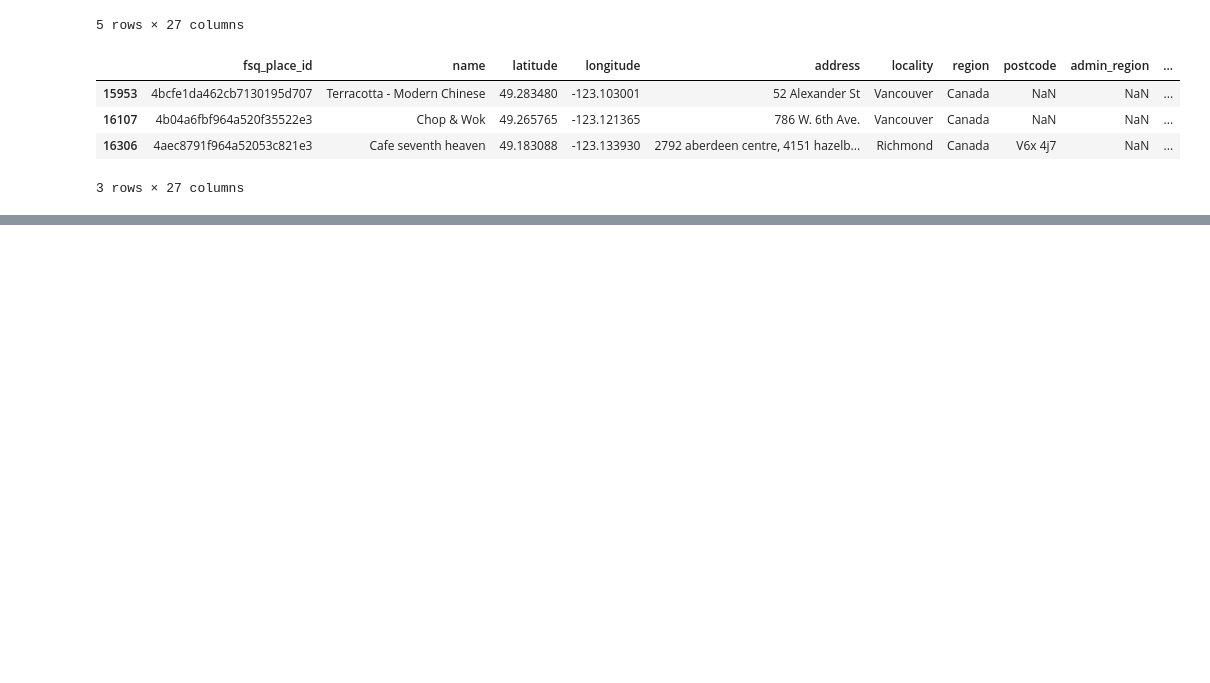
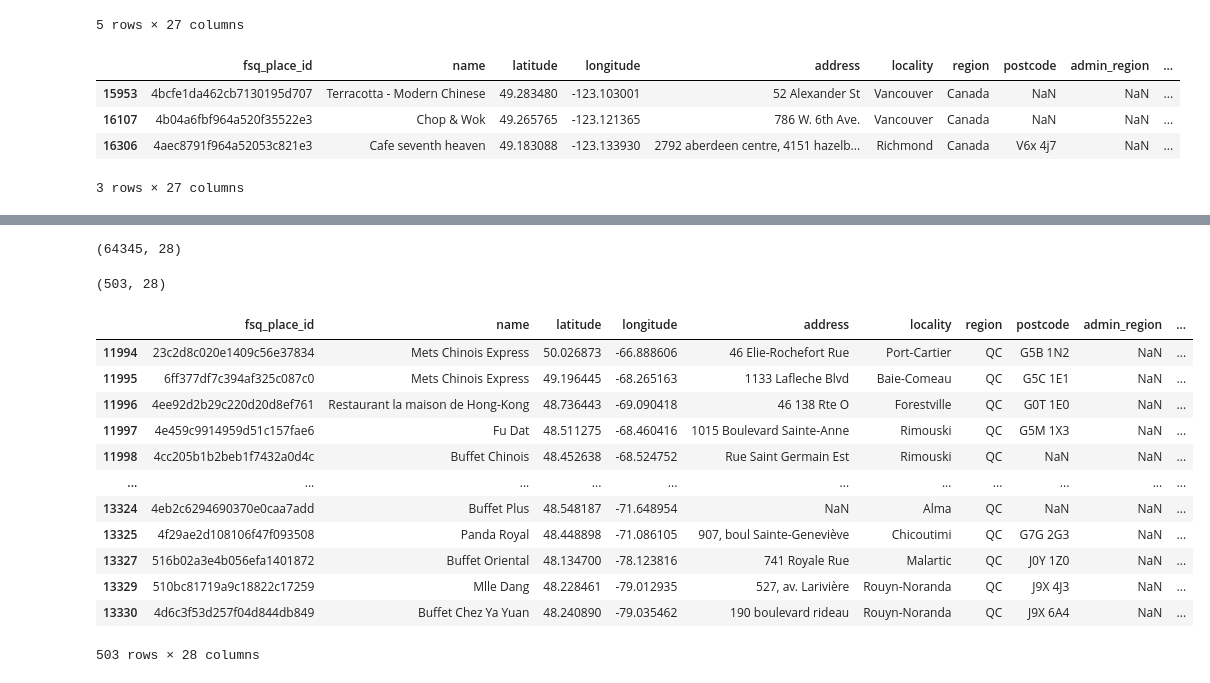
Before and after one commit to jfung53/chinese-restaurants, a Jupyter notebook: fsq_openplaces.ipynb, the cells around one changed output, grey strips where cells are left out. Saved outputs shown, nothing was run; the diff lists cells and outputs as text; code cells hidden in the pictures; blank space fills up the shorter version.

```diff
--- a/fsq_openplaces.ipynb
+++ b/fsq_openplaces.ipynb
@@ -500,0 +681,23 @@ chinese_restaurants.loc[[15953, 16107, 16306], 'region'] = 'BC'
+# %%
+chinese_restaurants.shape
+# %% [output]
+(64345, 28)
+# %%
+province_qc = chinese_restaurants[chinese_restaurants['region'] == 'QC']
+print(province_qc.shape)
+province_qc
+# %% [output]
+(503, 28)
+|  | fsq_place_id | name | latitude | longitude | address | locality | region | postcode | admin_region | ... |
+| 11994 | 23c2d8c020e1409c56e37834 | Mets Chinois Express | 50.026873 | -66.888606 | 46 Elie-Rochefort Rue | Port-Cartier | QC | G5B 1N2 | NaN | ... |
+| 11995 | 6ff377df7c394af325c087c0 | Mets Chinois Express | 49.196445 | -68.265163 | 1133 Lafleche Blvd | Baie-Comeau | QC | G5C 1E1 | NaN | ... |
+| 11996 | 4ee92d2b29c220d20d8ef761 | Restaurant la maison de Hong-Kong | 48.736443 | -69.090418 | 46 138 Rte O | Forestville | QC | G0T 1E0 | NaN | ... |
+| 11997 | 4e459c9914959d51c157fae6 | Fu Dat | 48.511275 | -68.460416 | 1015 Boulevard Sainte-Anne | Rimouski | QC | G5M 1X3 | NaN | ... |
+| 11998 | 4cc205b1b2beb1f7432a0d4c | Buffet Chinois | 48.452638 | -68.524752 | Rue Saint Germain Est | Rimouski | QC | NaN | NaN | ... |
+| ... | ... | ... | ... | ... | ... | ... | ... | ... | ... | ... |
+| 13324 | 4eb2c6294690370e0caa7add | Buffet Plus | 48.548187 | -71.648954 | NaN | Alma | QC | NaN | NaN | ... |
+| 13325 | 4f29ae2d108106f47f093508 | Panda Royal | 48.448898 | -71.086105 | 907, boul Sainte-Geneviève | Chicoutimi | QC | G7G 2G3 | NaN | ... |
+| 13327 | 516b02a3e4b056efa1401872 | Buffet Oriental | 48.134700 | -78.123816 | 741 Royale Rue | Malartic | QC | J0Y 1Z0 | NaN | ... |
+| 13329 | 510bc81719a9c18822c17259 | Mlle Dang | 48.228461 | -79.012935 | 527, av. Larivière | Rouyn-Noranda | QC | J9X 4J3 | NaN | ... |
+| 13330 | 4d6c3f53d257f04d844db849 | Buffet Chez Ya Yuan | 48.240890 | -79.035462 | 190 boulevard rideau | Rouyn-Noranda | QC | J9X 6A4 | NaN | ... |
+503 rows × 28 columns
```
Also changed, not shown: parts of 19 cells of this notebook.
